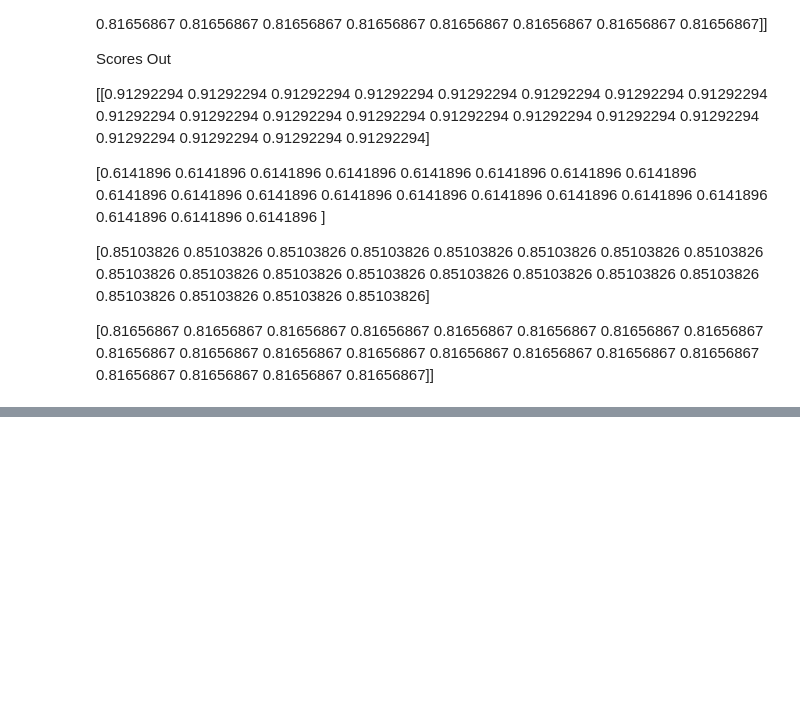
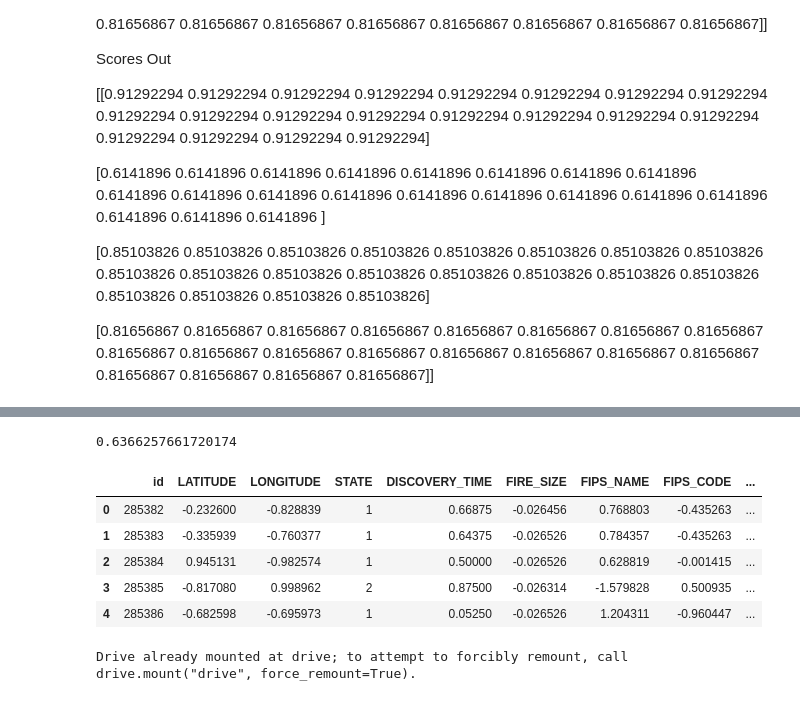
Before and after one commit to treyra/CS155_miniproject2, a Jupyter notebook: Logistic_Regression.ipynb, the cells around one changed output, grey strips where cells are left out. Cells and saved outputs as stored; diff of their text form; code cells hidden in the pictures; blank space fills up the shorter version.

```diff
--- a/Logistic_Regression.ipynb
+++ b/Logistic_Regression.ipynb
@@ -242,0 +460,31 @@ Cs,np.logspace(-1,1,numParams)
+# %%
+#Testing model
+
+#Predictions
+predictions = np.zeros((len(oneX),4))
+
+#Predict the probabilities for each point
+for i in range(4):
+    predictions[:,i] = model[i].predict_proba(oneX)[:,1]
+
+#Normalize each row
+predictions = predictions / np.linalg.norm(predictions, axis=1,ord=1).reshape(len(oneY),1)
+
+#Score
+trainAUC = roc_auc_score(featureDrop['LABEL'].to_numpy(), predictions, multi_class='ovr')
+trainAUC
+# %% [output]
+0.6366257661720174
+# %%
+#Now running on the test data to predict
+#Use the imputed and normalized data (This link will need to be updated when we merge the branches)
+dfTest = pd.read_csv('https://raw.githubusercontent.com/treyra/CS155_miniproject/data_visualization_v1/data_cleanup/testdata_imputed_normalized_minmax.csv',sep=',', header=0,index_col=0)
+
+dfTest.head()
+# %% [output]
+|  | id | LATITUDE | LONGITUDE | STATE | DISCOVERY_TIME | FIRE_SIZE | FIPS_NAME | FIPS_CODE | ... |
+| 0 | 285382 | -0.232600 | -0.828839 | 1 | 0.66875 | -0.026456 | 0.768803 | -0.435263 | ... |
+| 1 | 285383 | -0.335939 | -0.760377 | 1 | 0.64375 | -0.026526 | 0.784357 | -0.435263 | ... |
+| 2 | 285384 | 0.945131 | -0.982574 | 1 | 0.50000 | -0.026526 | 0.628819 | -0.001415 | ... |
+| 3 | 285385 | -0.817080 | 0.998962 | 2 | 0.87500 | -0.026314 | -1.579828 | 0.500935 | ... |
+| 4 | 285386 | -0.682598 | -0.695973 | 1 | 0.05250 | -0.026526 | 1.204311 | -0.960447 | ... |
@@ -242,0 +515,6 @@ Cs,np.logspace(-1,1,numParams)
+# %%
+from google.colab import drive
+drive.mount('drive')
+#Save to a csv
+# %% [output]
+Drive already mounted at drive; to attempt to forcibly remount, call drive.mount("drive", force_remount=True).
```
Also changed, not shown: parts of 15 cells of this notebook.
